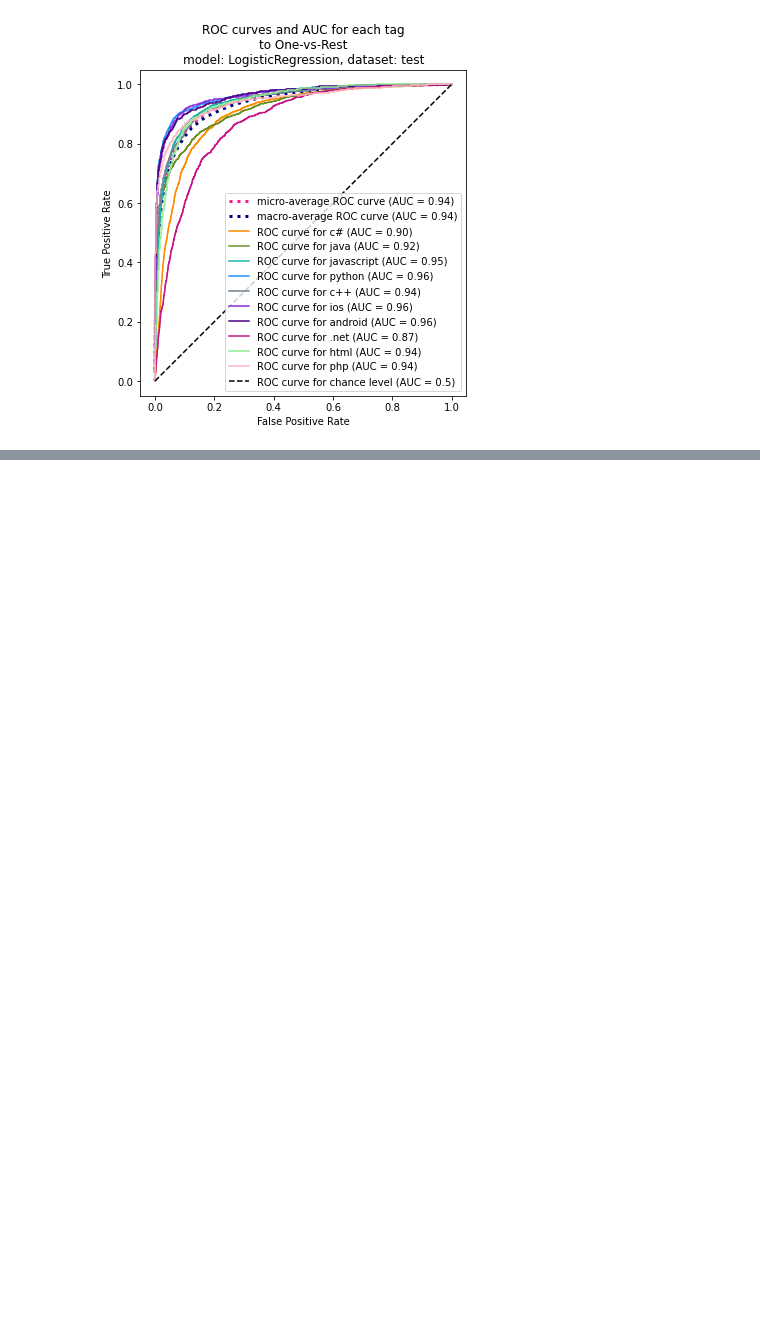
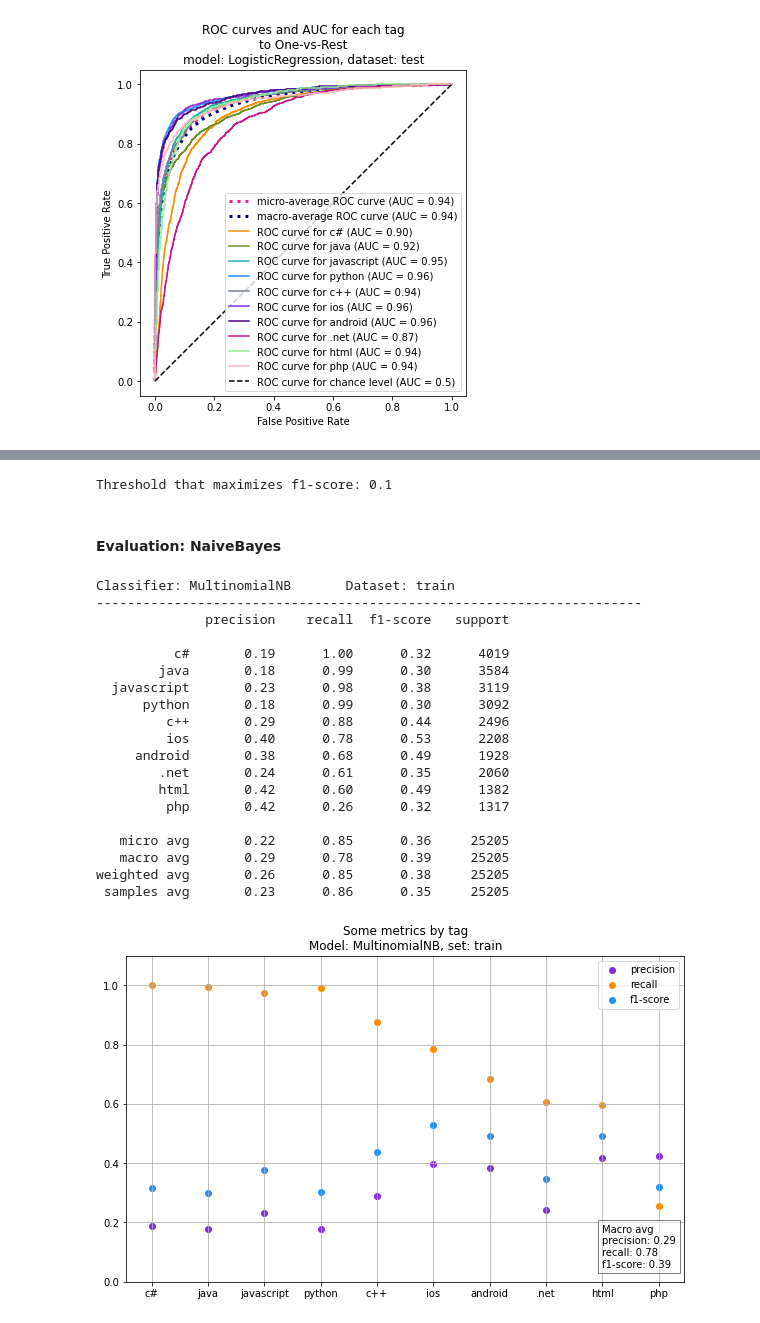
Before and after one commit to ana-bernal/tag-projet_overflow, a Jupyter notebook: tests.ipynb, the cells around one changed output, grey strips where cells are left out. Cells and saved outputs as stored; diff of their text form; code cells hidden in the pictures; blank space fills up the shorter version.

Commit message:
Classification word2vec NaiveBayes Classifier. Bad scores

```diff
--- a/tests.ipynb
+++ b/tests.ipynb
@@ -1170,0 +1249,16 @@ plot_roc_curves(
+# %%
+from sklearn.preprocessing import MinMaxScaler
+
+X = embeddings
+
+scaler = MinMaxScaler()
+X_scaled = scaler.fit_transform(X)
+
+# Defining target vector
+columns_tags = ['tag_'+tag for tag in tag_list]
+y = df[columns_tags]
+
+# Splitting into train and test set
+X_train, X_test, y_train, y_test = train_test_split(
+    X_scaled,y, test_size=0.33, random_state=5
+)
@@ -1170,0 +1326,34 @@ plot_roc_curves(
+# %%
+# Choosing best threshold for classification
+thresh = choose_best_thres(y_train, y_pred_train_proba)
+
+# predictions based on threshold
+y_pred_train = (y_pred_train_proba > thresh).astype(int)
+y_pred_test = (y_pred_test_proba > thresh).astype(int)
+# %% [output]
+Threshold that maximizes f1-score: 0.1
+# %% [markdown]
+#### Evaluation: NaiveBayes
+# %%
+diplay_and_plot_report(y_train, y_pred_train, 'MultinomialNB', 'train')
+# %% [output]
+Classifier: MultinomialNB       Dataset: train
+----------------------------------------------------------------------
+              precision    recall  f1-score   support
+
+          c#       0.19      1.00      0.32      4019
+        java       0.18      0.99      0.30      3584
+  javascript       0.23      0.98      0.38      3119
+      python       0.18      0.99      0.30      3092
+         c++       0.29      0.88      0.44      2496
+         ios       0.40      0.78      0.53      2208
+     android       0.38      0.68      0.49      1928
+        .net       0.24      0.61      0.35      2060
+        html       0.42      0.60      0.49      1382
+         php       0.42      0.26      0.32      1317
+
+   micro avg       0.22      0.85      0.36     25205
+   macro avg       0.29      0.78      0.39     25205
+weighted avg       0.26      0.85      0.38     25205
+ samples avg       0.23      0.86      0.35     25205
+[figure, added]
```
Also changed, not shown: parts of 17 cells of this notebook.
